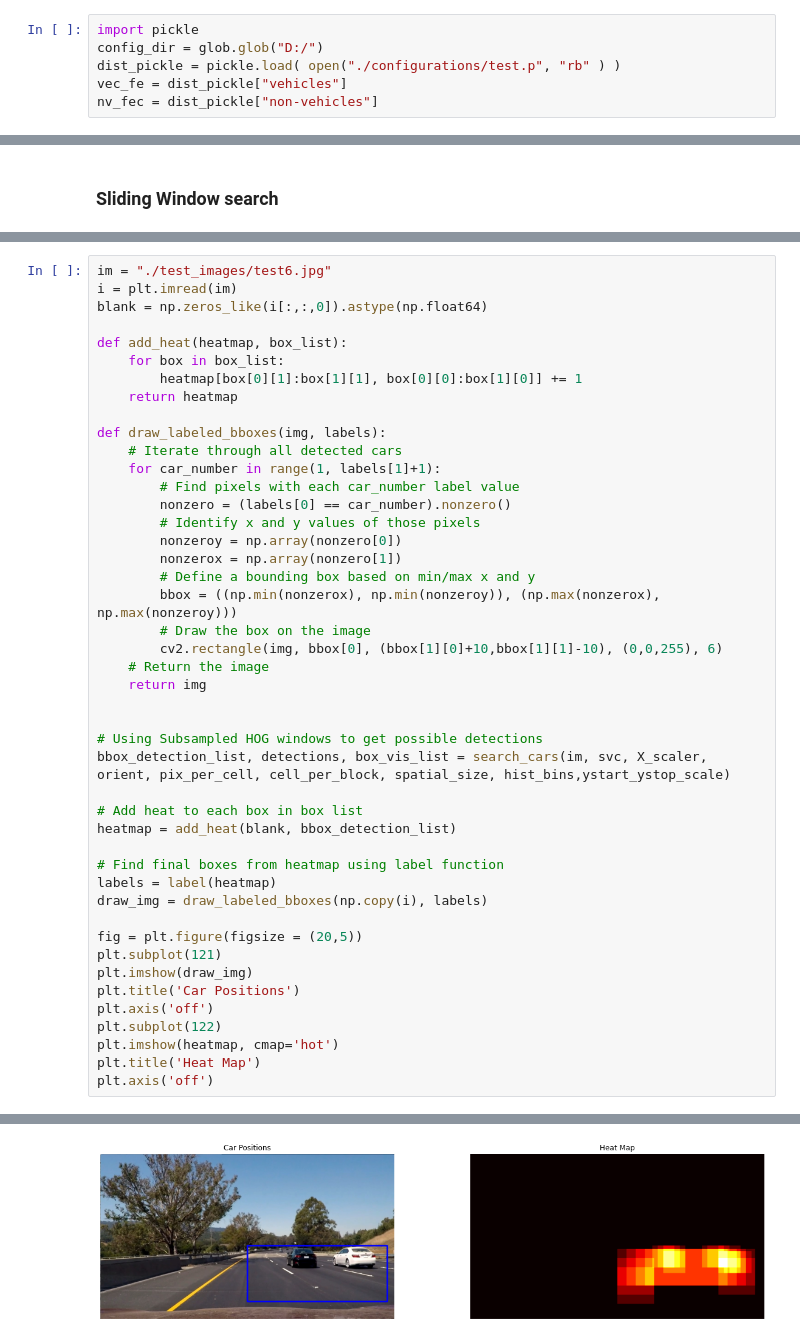
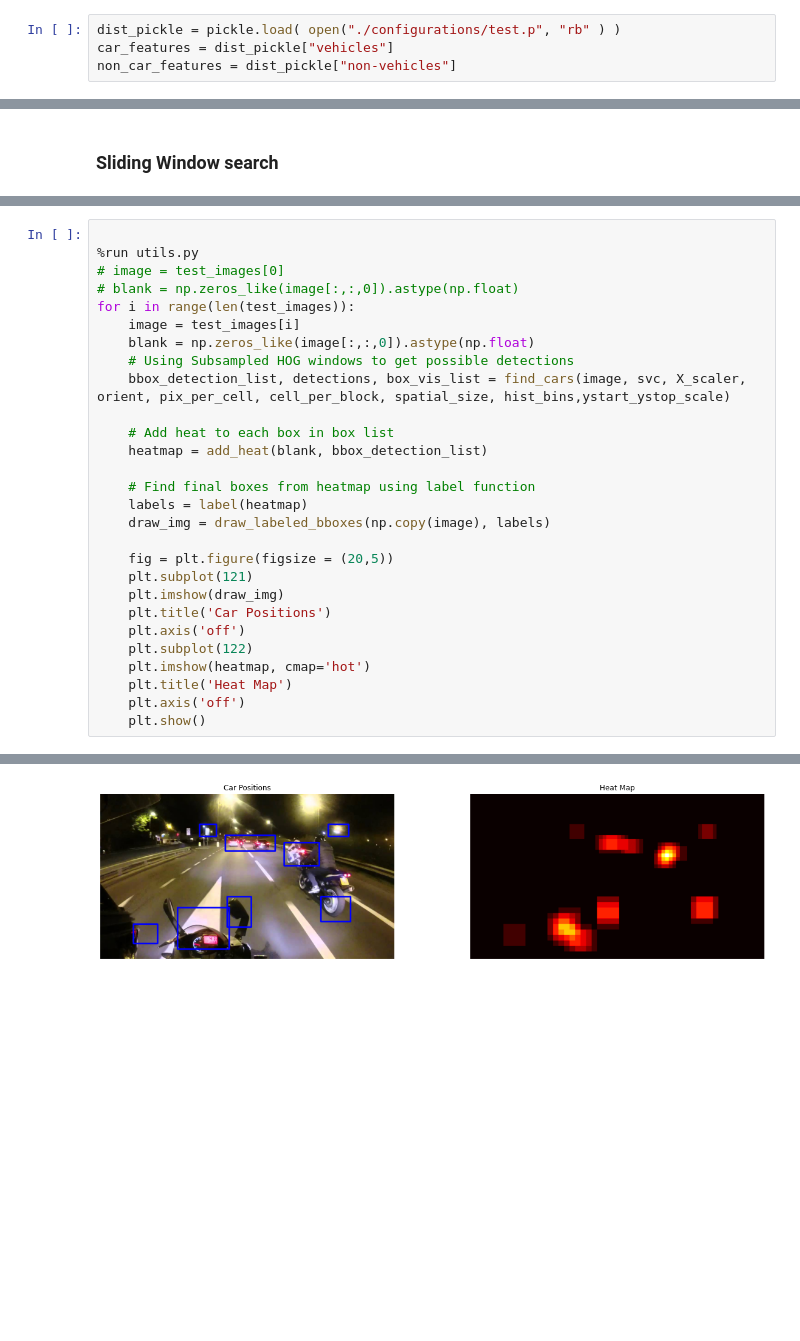
Before and after one commit to JEENB/Vehicle_Detection, a Jupyter notebook: main.ipynb, the cells around one changed output, grey strips where cells are left out. Cells and saved outputs as stored; diff of their text form; blank space fills up the shorter version.

```diff
--- a/main.ipynb
+++ b/main.ipynb
@@ -220,6 +223,4 @@ pickle.dump(feat, open(f"./configurations/test.p", 'wb') )
 # %%
-import pickle
-config_dir = glob.glob("D:/")
 dist_pickle = pickle.load( open("./configurations/test.p", "rb" ) )
-vec_fe = dist_pickle["vehicles"]
-nv_fec = dist_pickle["non-vehicles"]
+car_features = dist_pickle["vehicles"]
+non_car_features = dist_pickle["non-vehicles"]
@@ -428,46 +466,29 @@ plt.show()
 # %%
-im = "./test_images/test6.jpg"
-i = plt.imread(im)
-blank = np.zeros_like(i[:,:,0]).astype(np.float64)
 
-def add_heat(heatmap, box_list):
-	for box in box_list:
-		heatmap[box[0][1]:box[1][1], box[0][0]:box[1][0]] += 1
-	return heatmap
+%run utils.py
+# image = test_images[0]
+# blank = np.zeros_like(image[:,:,0]).astype(np.float)
+for i in range(len(test_images)):
+    image = test_images[i]
+    blank = np.zeros_like(image[:,:,0]).astype(np.float)
+    # Using Subsampled HOG windows to get possible detections
+    bbox_detection_list, detections, box_vis_list = find_cars(image, svc, X_scaler, orient, pix_per_cell, cell_per_block, spatial_size, hist_bins,ystart_ystop_scale)
 
-def draw_labeled_bboxes(img, labels):
-    # Iterate through all detected cars
-    for car_number in range(1, labels[1]+1):
-        # Find pixels with each car_number label value
-        nonzero = (labels[0] == car_number).nonzero()
-        # Identify x and y values of those pixels
-        nonzeroy = np.array(nonzero[0])
-        nonzerox = np.array(nonzero[1])
-        # Define a bounding box based on min/max x and y
-        bbox = ((np.min(nonzerox), np.min(nonzeroy)), (np.max(nonzerox), np.max(nonzeroy)))
-        # Draw the box on the image
-        cv2.rectangle(img, bbox[0], (bbox[1][0]+10,bbox[1][1]-10), (0,0,255), 6)
-    # Return the image
-    return img
+    # Add heat to each box in box list
+    heatmap = add_heat(blank, bbox_detection_list)
 
+    # Find final boxes from heatmap using label function
+    labels = label(heatmap)
+    draw_img = draw_labeled_bboxes(np.copy(image), labels)
 
-# Using Subsampled HOG windows to get possible detections
-bbox_detection_list, detections, box_vis_list = search_cars(im, svc, X_scaler, orient, pix_per_cell, cell_per_block, spatial_size, hist_bins,ystart_ystop_scale)
-
-# Add heat to each box in box list
-heatmap = add_heat(blank, bbox_detection_list)
-
-# Find final boxes from heatmap using label function
-labels = label(heatmap)
-draw_img = draw_labeled_bboxes(np.copy(i), labels)
-
-fig = plt.figure(figsize = (20,5))
-plt.subplot(121)
-plt.imshow(draw_img)
-plt.title('Car Positions')
-plt.axis('off')
-plt.subplot(122)
-plt.imshow(heatmap, cmap='hot')
-plt.title('Heat Map')
-plt.axis('off')
+    fig = plt.figure(figsize = (20,5))
+    plt.subplot(121)
+    plt.imshow(draw_img)
+    plt.title('Car Positions')
+    plt.axis('off')
+    plt.subplot(122)
+    plt.imshow(heatmap, cmap='hot')
+    plt.title('Heat Map')
+    plt.axis('off')
+    plt.show()
 # %% [output]
@@ -475 +495 @@ plt.axis('off')
-[figure, old version]
+[figure, new version]
```
Also changed, not shown: parts of 29 cells of this notebook, 2 other files.
